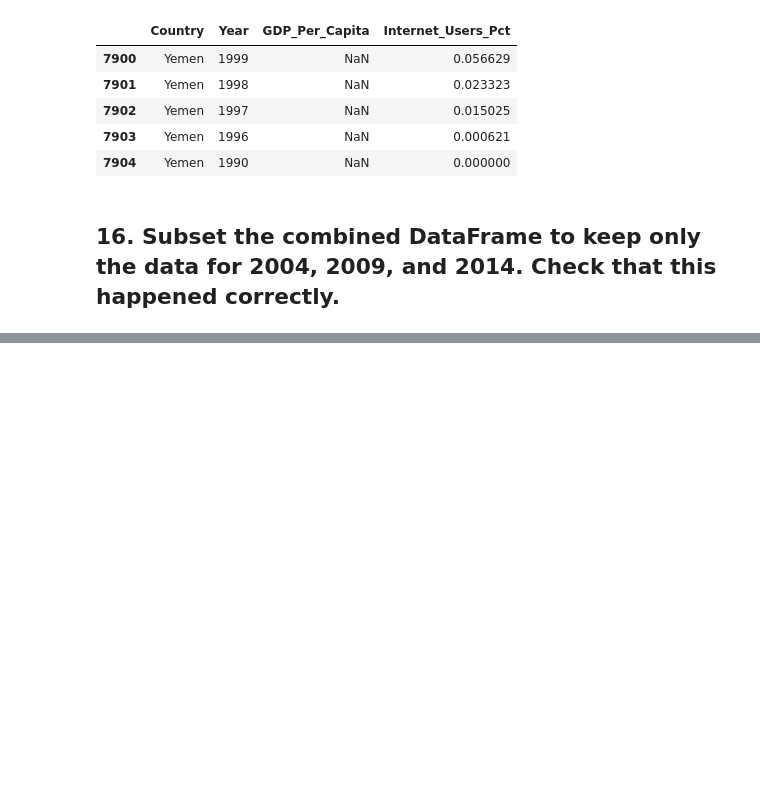
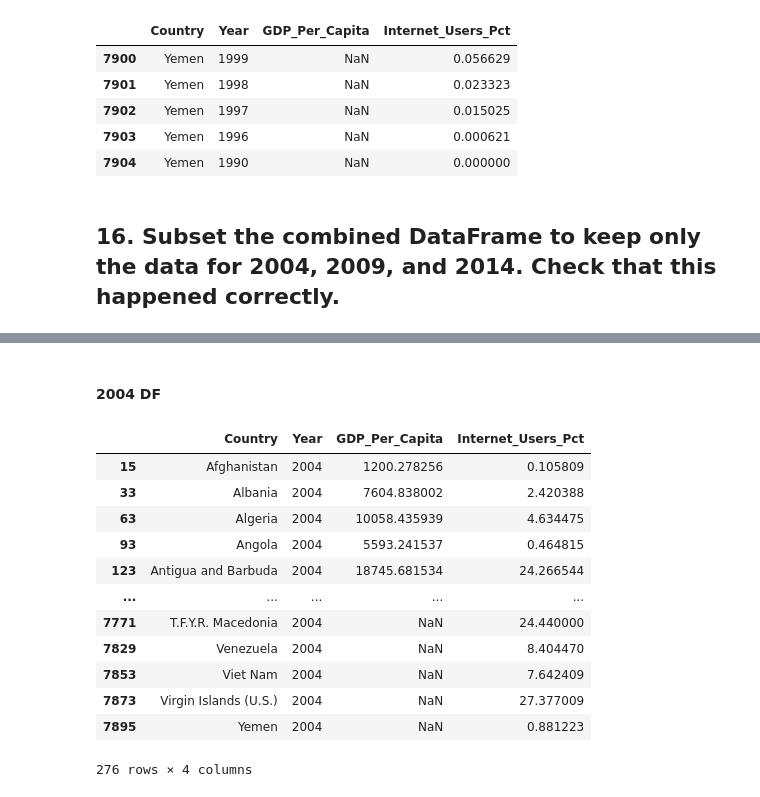
Before and after one commit to NSS-Data-Analytics-Cohort-7/gdp-and-internet-usage-jamorgan8, a Jupyter notebook: notebooks/gdp_and_internet_usage.ipynb, the cells around one changed output, grey strips where cells are left out. Cells and saved outputs as stored; diff of their text form; code cells hidden in the pictures; blank space fills up the shorter version.

```diff
--- a/notebooks/gdp_and_internet_usage.ipynb
+++ b/notebooks/gdp_and_internet_usage.ipynb
@@ -200,0 +222,19 @@ gdp_and_internet_use.tail()
+# %% [markdown]
+#### 2004 DF
+# %%
+gdp_2004 = gdp_and_internet_use.loc[gdp_and_internet_use['Year'] == 2004]
+gdp_2004
+# %% [output]
+|  | Country | Year | GDP_Per_Capita | Internet_Users_Pct |
+| 15 | Afghanistan | 2004 | 1200.278256 | 0.105809 |
+| 33 | Albania | 2004 | 7604.838002 | 2.420388 |
+| 63 | Algeria | 2004 | 10058.435939 | 4.634475 |
+| 93 | Angola | 2004 | 5593.241537 | 0.464815 |
+| 123 | Antigua and Barbuda | 2004 | 18745.681534 | 24.266544 |
+| ... | ... | ... | ... | ... |
+| 7771 | T.F.Y.R. Macedonia | 2004 | NaN | 24.440000 |
+| 7829 | Venezuela | 2004 | NaN | 8.404470 |
+| 7853 | Viet Nam | 2004 | NaN | 7.642409 |
+| 7873 | Virgin Islands (U.S.) | 2004 | NaN | 27.377009 |
+| 7895 | Yemen | 2004 | NaN | 0.881223 |
+276 rows × 4 columns
```
Also changed, not shown: parts of 7 cells of this notebook.
